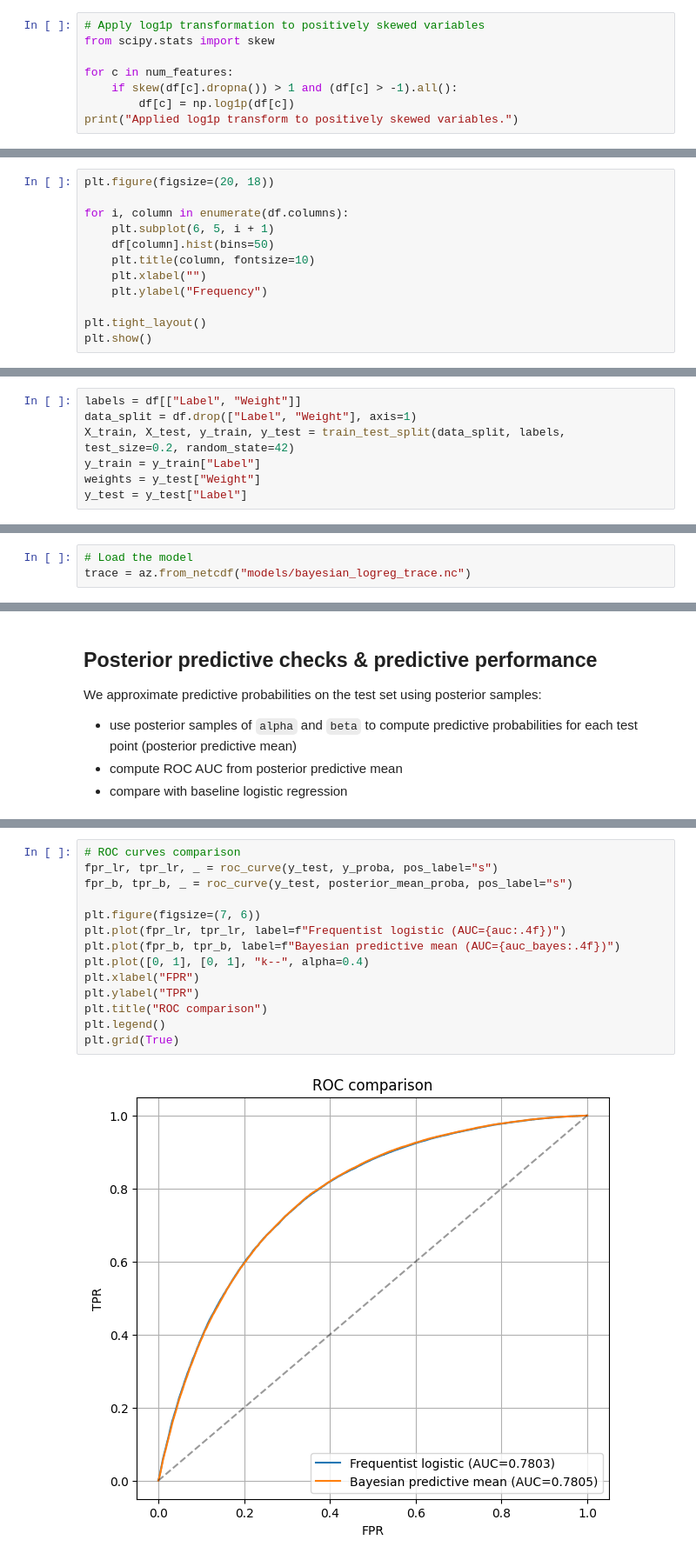
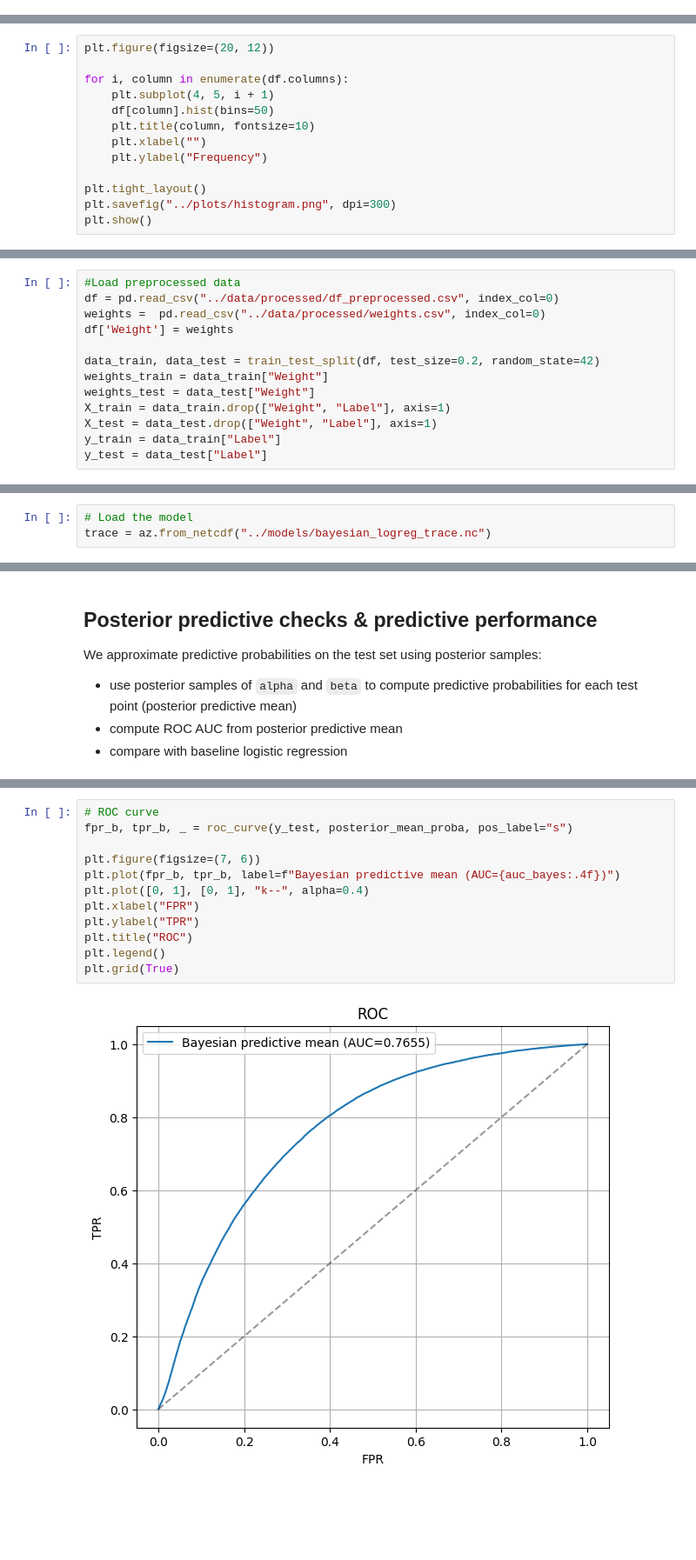
Before and after one commit to AimbotParce/MDS-AML-HiggsBosonATLAS, a Jupyter notebook: notebooks/bayesian-logistic-regression.ipynb, the cells around one changed output, grey strips where cells are left out. Shown at 87% size. Cells and saved outputs as stored; diff of their text form; blank space fills up the shorter version.

Commit message:
modify preprocess, bayesian logreg and logreg

```diff
--- a/notebooks/bayesian-logistic-regression.ipynb
+++ b/notebooks/bayesian-logistic-regression.ipynb
@@ -197,8 +164,0 @@ Standardized all numeric features.
-# %%
-# Apply log1p transformation to positively skewed variables
-from scipy.stats import skew
-
-for c in num_features:
-    if skew(df[c].dropna()) > 1 and (df[c] > -1).all():
-        df[c] = np.log1p(df[c])
-print("Applied log1p transform to positively skewed variables.")
@@ -207,15 +165,16 @@ Applied log1p transform to positively skewed variables.
 # %% [markdown]
 # Visualize data distributions
 # %%
-plt.figure(figsize=(20, 18))
+plt.figure(figsize=(20, 12))
 
 for i, column in enumerate(df.columns):
-    plt.subplot(6, 5, i + 1)
+    plt.subplot(4, 5, i + 1)
     df[column].hist(bins=50)
     plt.title(column, fontsize=10)
     plt.xlabel("")
     plt.ylabel("Frequency")
 
 plt.tight_layout()
+plt.savefig("../plots/histogram.png", dpi=300)
 plt.show()
 # %% [output]
@@ -233,12 +196,18 @@ Text(0, 0.5, 'Frequency')
 # %% [markdown]
 # Split into training and test sets
 # %%
-labels = df[["Label", "Weight"]]
-data_split = df.drop(["Label", "Weight"], axis=1)
-X_train, X_test, y_train, y_test = train_test_split(data_split, labels, test_size=0.2, random_state=42)
-y_train = y_train["Label"]
-weights = y_test["Weight"]
-y_test = y_test["Label"]
+#Load preprocessed data
+df = pd.read_csv("../data/processed/df_preprocessed.csv", index_col=0)
+weights =  pd.read_csv("../data/processed/weights.csv", index_col=0)
+df['Weight'] = weights
+
+data_train, data_test = train_test_split(df, test_size=0.2, random_state=42)
+weights_train = data_train["Weight"]
+weights_test = data_test["Weight"]
+X_train = data_train.drop(["Weight", "Label"], axis=1)
+X_test = data_test.drop(["Weight", "Label"], axis=1)
+y_train = data_train["Label"]
+y_test = data_test["Label"]
 # %% [markdown]
 # Bayesian logistic regression model
 
@@ -310,6 +282,6 @@ Error:
 # %%
 # Load the model
-trace = az.from_netcdf("models/bayesian_logreg_trace.nc")
+trace = az.from_netcdf("../models/bayesian_logreg_trace.nc")
 # %%
 # Diagnostics: traceplot and posterior summary
 az.plot_trace(trace, var_names=["alpha"])
@@ -421,16 +391,14 @@ weighted avg       0.73      0.71      0.71    138728
 # %%
-# ROC curves comparison
-fpr_lr, tpr_lr, _ = roc_curve(y_test, y_proba, pos_label="s")
+# ROC curve
 fpr_b, tpr_b, _ = roc_curve(y_test, posterior_mean_proba, pos_label="s")
 
 plt.figure(figsize=(7, 6))
-plt.plot(fpr_lr, tpr_lr, label=f"Frequentist logistic (AUC={auc:.4f})")
 plt.plot(fpr_b, tpr_b, label=f"Bayesian predictive mean (AUC={auc_bayes:.4f})")
 plt.plot([0, 1], [0, 1], "k--", alpha=0.4)
 plt.xlabel("FPR")
 plt.ylabel("TPR")
-plt.title("ROC comparison")
+plt.title("ROC")
 plt.legend()
 plt.grid(True)
 # %% [output]
-[figure, old version]
+[figure, new version]
```
Also changed, not shown: parts of 16 cells of this notebook, 5 other files.
